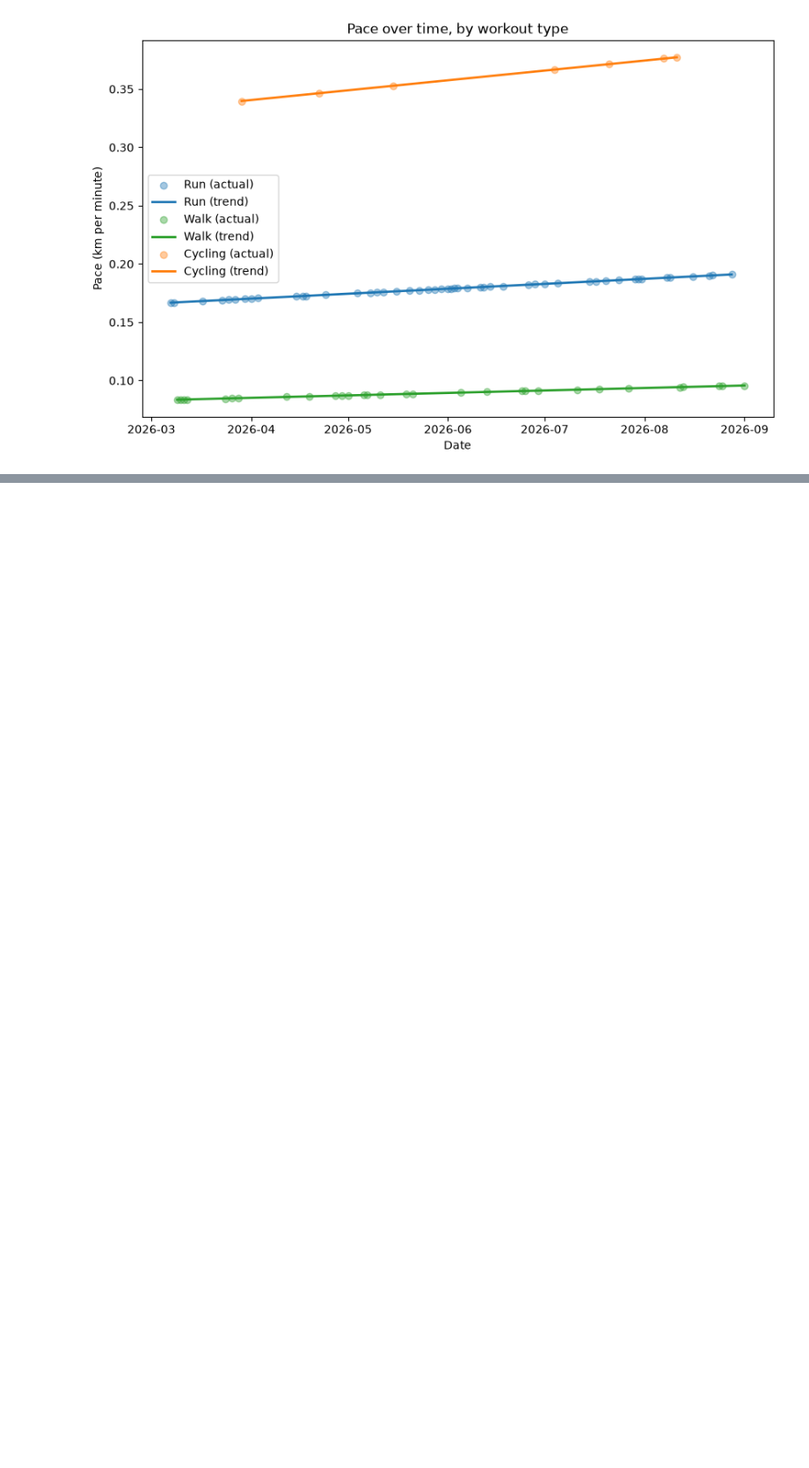
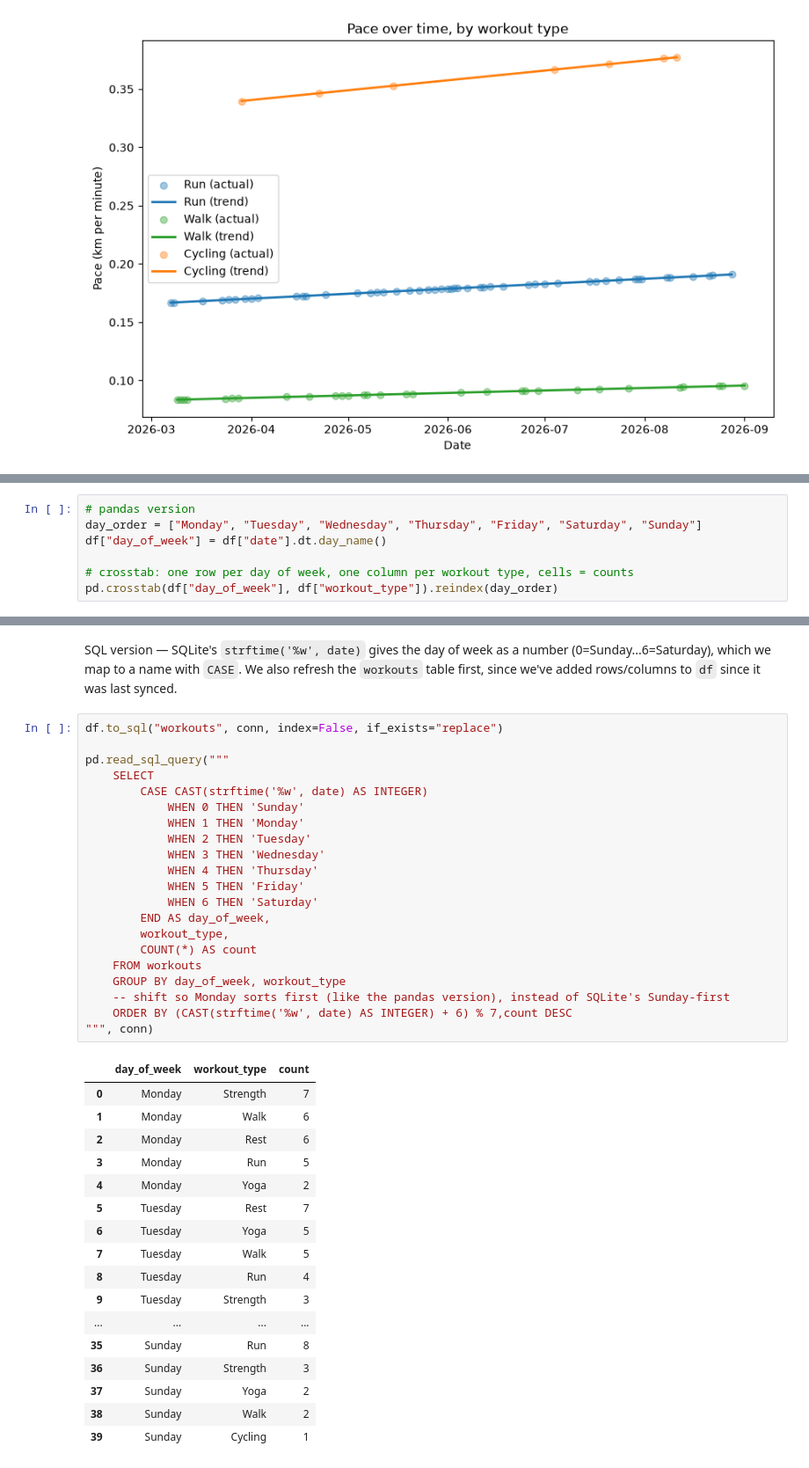
Before and after one commit to pvmarathe/fitness-analytics-portfolio, a Jupyter notebook: notebooks/01_exploration.ipynb, the cells around one changed output, grey strips where cells are left out. Shown at 88% size. Drawn from its saved outputs; the diff is of its cells as text; blank space fills up the shorter version.

```diff
--- a/notebooks/01_exploration.ipynb
+++ b/notebooks/01_exploration.ipynb
@@ -254,0 +259,7 @@ plt.show()
+# %%
+# pandas version
+day_order = ["Monday", "Tuesday", "Wednesday", "Thursday", "Friday", "Saturday", "Sunday"]
+df["day_of_week"] = df["date"].dt.day_name()
+
+# crosstab: one row per day of week, one column per workout type, cells = counts
+pd.crosstab(df["day_of_week"], df["workout_type"]).reindex(day_order)
@@ -254,0 +276,41 @@ plt.show()
+# %% [markdown]
+SQL version — SQLite's `strftime('%w', date)` gives the day of week as a number (0=Sunday...6=Saturday), which we map to a name with `CASE`. We also refresh the `workouts` table first, since we've added rows/columns to `df` since it was last synced.
+# %%
+df.to_sql("workouts", conn, index=False, if_exists="replace")
+
+pd.read_sql_query("""
+    SELECT
+        CASE CAST(strftime('%w', date) AS INTEGER)
+            WHEN 0 THEN 'Sunday'
+            WHEN 1 THEN 'Monday'
+            WHEN 2 THEN 'Tuesday'
+            WHEN 3 THEN 'Wednesday'
+            WHEN 4 THEN 'Thursday'
+            WHEN 5 THEN 'Friday'
+            WHEN 6 THEN 'Saturday'
+        END AS day_of_week,
+        workout_type,
+        COUNT(*) AS count
+    FROM workouts
+    GROUP BY day_of_week, workout_type
+    -- shift so Monday sorts first (like the pandas version), instead of SQLite's Sunday-first
+    ORDER BY (CAST(strftime('%w', date) AS INTEGER) + 6) % 7,count DESC
+""", conn)
+# %% [output]
+|  | day_of_week | workout_type | count |
+| 0 | Monday | Strength | 7 |
+| 1 | Monday | Walk | 6 |
+| 2 | Monday | Rest | 6 |
+| 3 | Monday | Run | 5 |
+| 4 | Monday | Yoga | 2 |
+| 5 | Tuesday | Rest | 7 |
+| 6 | Tuesday | Yoga | 5 |
+| 7 | Tuesday | Walk | 5 |
+| 8 | Tuesday | Run | 4 |
+| 9 | Tuesday | Strength | 3 |
+| ... | ... | ... | ... |
+| 35 | Sunday | Run | 8 |
+| 36 | Sunday | Strength | 3 |
+| 37 | Sunday | Yoga | 2 |
+| 38 | Sunday | Walk | 2 |
+| 39 | Sunday | Cycling | 1 |
```
Also changed, not shown: parts of 6 cells of this notebook.
